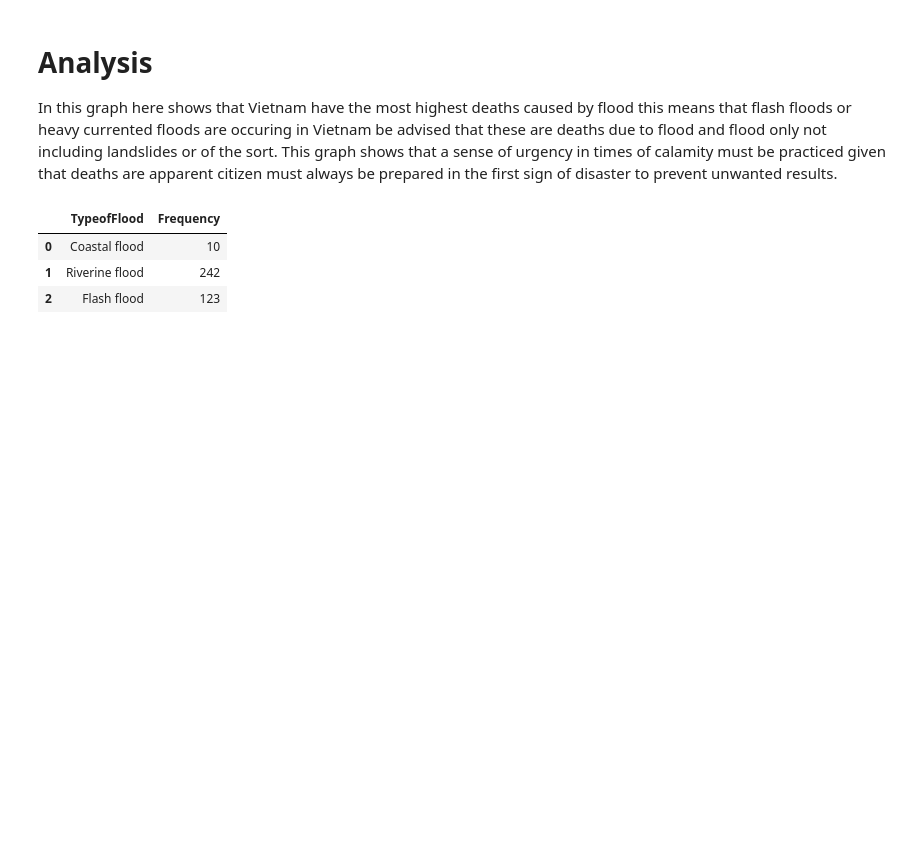
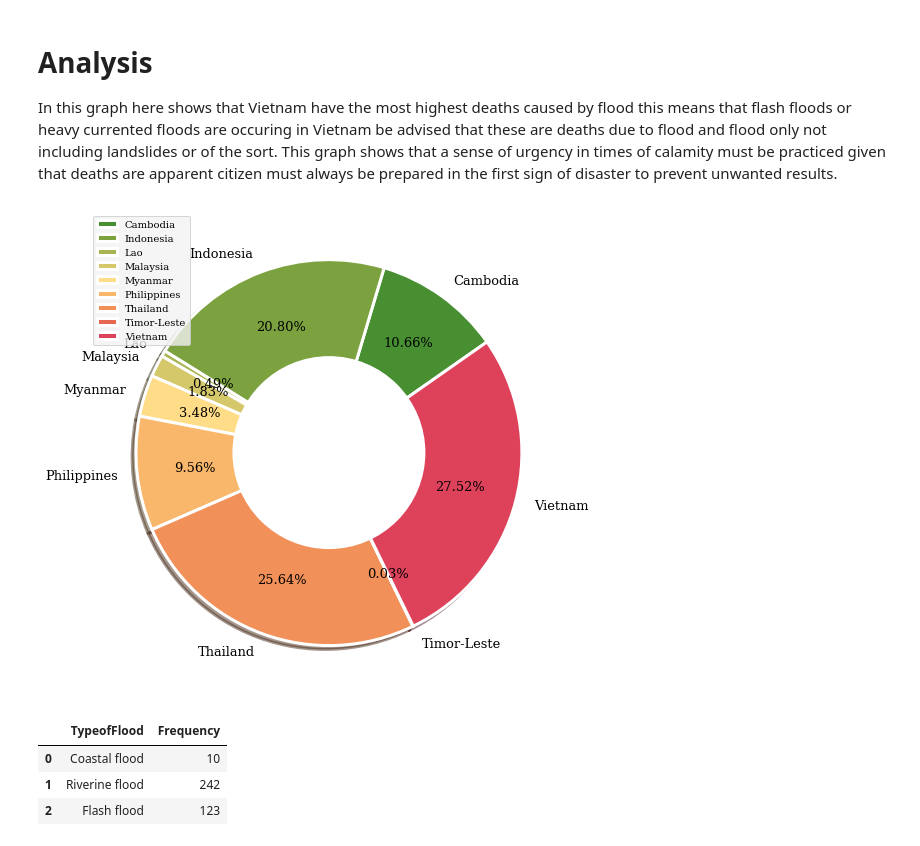
Before and after one commit to KarlAndreiCalimutan/Beta-Tech_BSIT_3207, a Jupyter notebook: Datasets_visual.ipynb, the cells around one changed output. Cells and saved outputs as stored; diff of their text form; code cells hidden in the pictures; blank space fills up the shorter version.

```diff
--- a/Datasets_visual.ipynb
+++ b/Datasets_visual.ipynb
@@ -106,6 +106,33 @@ The Line graph illustrates the "Flood Death Rate in Asean Country". As shown in
 # **Analysis**
 
 In this graph here shows that Vietnam have the most highest deaths caused by flood this means that flash floods or heavy currented floods are occuring in Vietnam be advised that these are deaths due to flood and flood only not including landslides or of the sort. This graph shows that a sense of urgency in times of calamity must be practiced given that deaths are apparent citizen must always be prepared in the first sign of disaster to prevent unwanted results.
+# %%
+#getting all values from the dataframe/csv
+Country = df["Country"]
+Deaths = df["Deaths"]
+
+#changing the size of the entire graph
+f = plt.figure(tight_layout=True)
+f.set_figwidth(23)
+f.set_figheight(7)
+
+#Changing the background color of the chart
+plt.rcParams['axes.facecolor'] = '#F2F2F2'
+
+#Assigning of various colors
+colors = ['#488f31', '#7ba23e', '#a9b552', '#d5c86a', '#ffdc87', '#f9b76b', '#f19058', '#e56951', '#de425b']
+
+#Adding a circle in the center for better visualization
+center = plt.Circle((0,0), 0.5, fc='white')
+fig = plt.gcf()
+fig.gca().add_artist(center)
+
+#Creating Visualization
+plt.pie(Deaths, labels=Country, colors = colors, autopct='%1.2f%%', wedgeprops = { 'linewidth' : 3, 'edgecolor' : 'white' }, pctdistance=0.7, labeldistance=1.1, startangle=35, shadow = True, textprops={'fontsize': 13})
+plt.legend()
+plt.show()
+# %% [output]
+[figure, added]
 # %%
 #Dataframe
 url = 'https://raw.githubusercontent.com/mushimushe/Beta-Tech_BSIT_3207/main/Data%20Visualizations/Datasets%20csv/Total%20Floodsubtype%20in%2020%20Years.csv'
```
Also changed, not shown: parts of 5 cells of this notebook.
